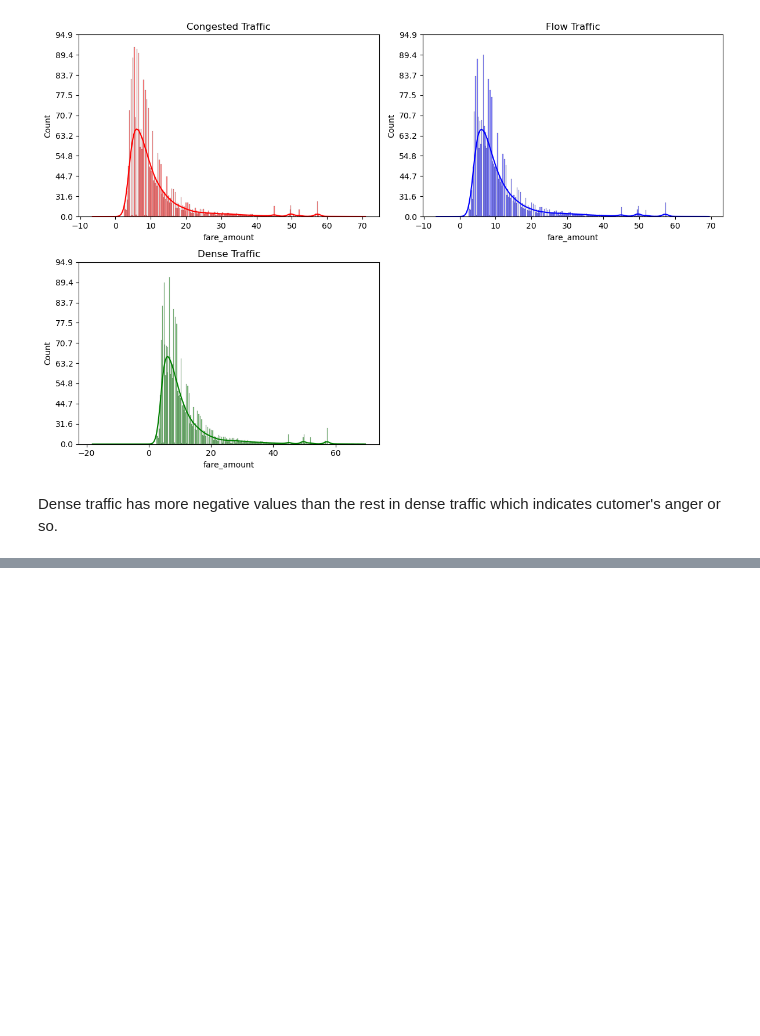
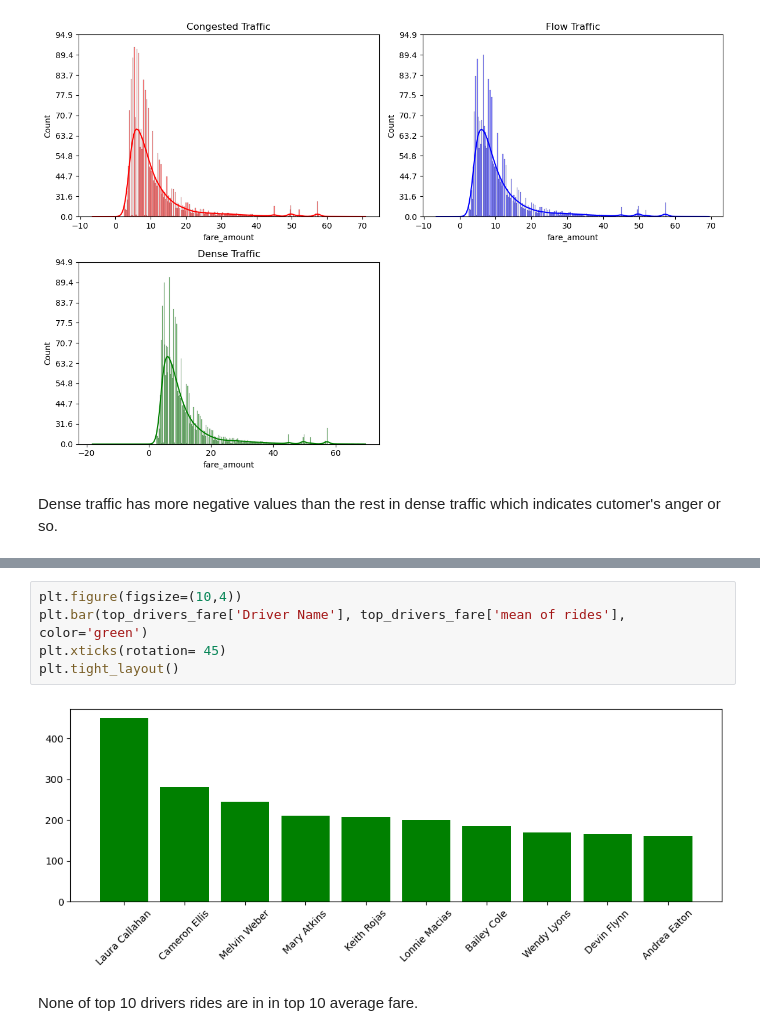
Before and after one commit to zizoisprogramming/Car-travels, a Jupyter notebook: car_travels.ipynb, the cells around one changed output, grey strips where cells are left out. Cells and saved outputs as stored; diff of their text form; blank space fills up the shorter version.

```diff
--- a/car_travels.ipynb
+++ b/car_travels.ipynb
@@ -227,0 +274,9 @@ Dense traffic has more negative values than the rest in dense traffic which indi
+# %%
+plt.figure(figsize=(10,4))
+plt.bar(top_drivers_fare['Driver Name'], top_drivers_fare['mean of rides'], color='green')
+plt.xticks(rotation= 45)
+plt.tight_layout()
+# %% [output]
+[figure, added]
+# %% [markdown]
+None of top 10 drivers rides are in in top 10 average fare.
```
Also changed, not shown: parts of 15 cells of this notebook.
